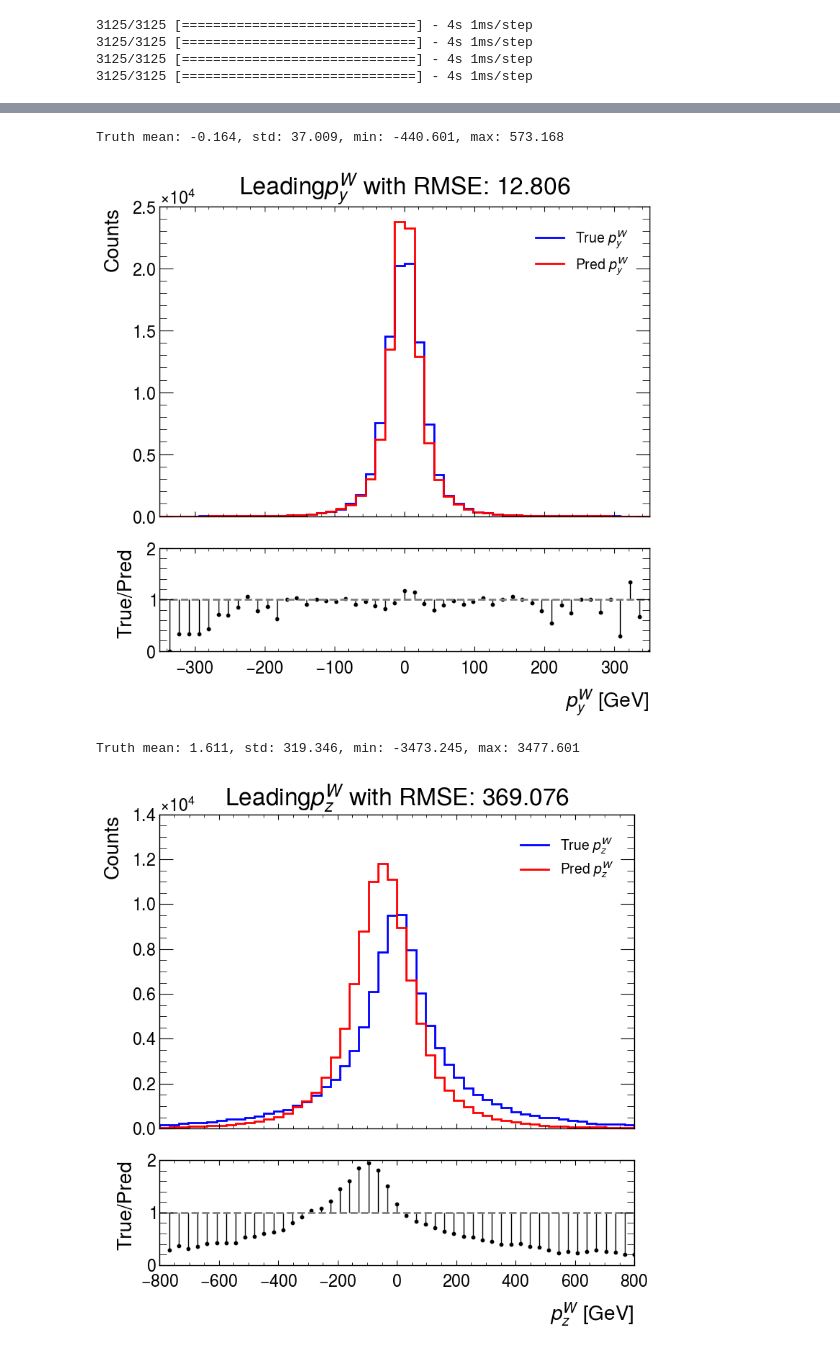
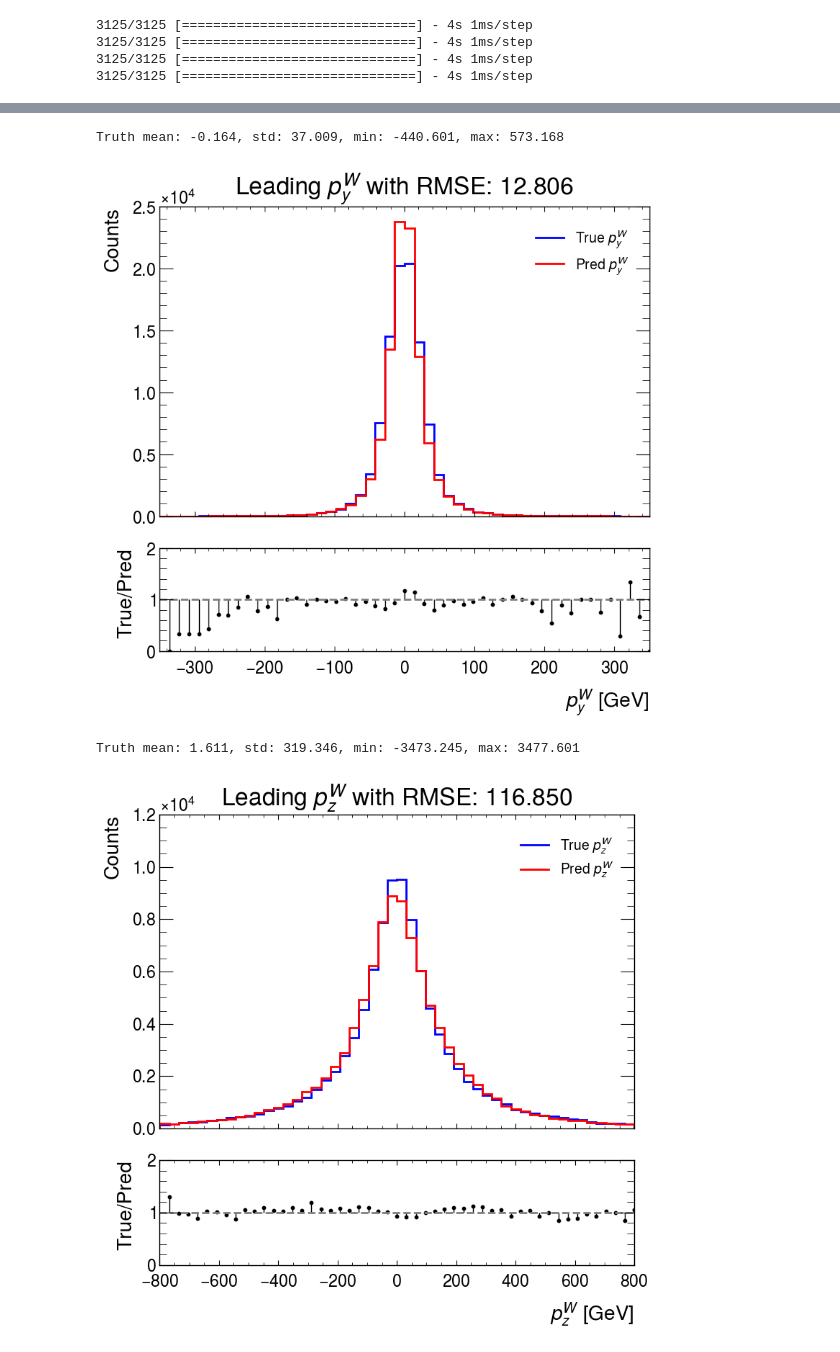
Before and after one commit to yygarypeng/QE-mls, a Jupyter notebook: 2nd_trial/w_lead_result/w_lead_pred.ipynb, the cells around one changed output, grey strips where cells are left out. Saved outputs shown, nothing was run; the diff lists cells and outputs as text; code cells hidden in the pictures.

```diff
--- a/2nd_trial/w_lead_result/w_lead_pred.ipynb
+++ b/2nd_trial/w_lead_result/w_lead_pred.ipynb
@@ -174,21 +175,24 @@ e_pred = e_model.predict(sample_obs)
 3125/3125 [==============================] - 4s 1ms/step
 # %%
 def check(transfomer, true, pred, var, range):
-	sig_truth_inv = transfomer.inverse_transform(true).flatten()
-	sig_pred_inv = transfomer.inverse_transform(pred).flatten()
-	print(f"Truth mean: {np.mean(sig_truth_inv):.3f}, std: {np.std(sig_truth_inv):.3f}, min: {np.min(sig_truth_inv):.3f}, max: {np.max(sig_truth_inv):.3f}")
-	plot.hist(
+    sig_truth_inv = transfomer.inverse_transform(true).flatten()
+    sig_pred_inv = transfomer.inverse_transform(pred).flatten()
+    print(
+        f"Truth mean: {np.mean(sig_truth_inv):.3f}, std: {np.std(sig_truth_inv):.3f}, min: {np.min(sig_truth_inv):.3f}, max: {np.max(sig_truth_inv):.3f}"
+    )
+    plot.hist(
         data=[sig_truth_inv, sig_pred_inv],
         label=var,
-        title="Leading" + var
+        title="Leading "
+        + var
         + f" with RMSE: {np.sqrt(mean_squared_error(sig_truth_inv, sig_pred_inv)):.3f}",
         range=range,
-        unit = "[GeV]"
+        unit="[GeV]",
     )
 # %%
 check(MINMAX_INT_E, sample_int_e, e_pred, r"$E^{W}$", (0, 950))
 check(MINMAX_INT_PX, sample_int_px, px_pred, r"$p_{x}^{W}$", (-350, 350))
 check(MINMAX_INT_PY, sample_int_py, py_pred, r"$p_{y}^{W}$", (-350, 350))
-check(MINMAX_INT_PZ, sample_int_pz, py_pred, r"$p_{z}^{W}$", (-800, 800))
+check(MINMAX_INT_PZ, sample_int_pz, pz_pred, r"$p_{z}^{W}$", (-800, 800))
 # %% [output]
 Truth mean: 227.309, std: 241.455, min: 25.754, max: 3478.761
@@ -198,7 +202,7 @@ Truth mean: -0.109, std: 37.126, min: -486.789, max: 554.443
 Truth mean: -0.164, std: 37.009, min: -440.601, max: 573.168
-[figure, old version]
+[figure, new version]
 Truth mean: 1.611, std: 319.346, min: -3473.245, max: 3477.601
-[figure, old version]
+[figure, new version]
 # %%
 def w_mass(e, px, py, pz):
     e = MINMAX_INT_E.inverse_transform(e).flatten()
```
Also changed, not shown: parts of 5 cells of this notebook.
